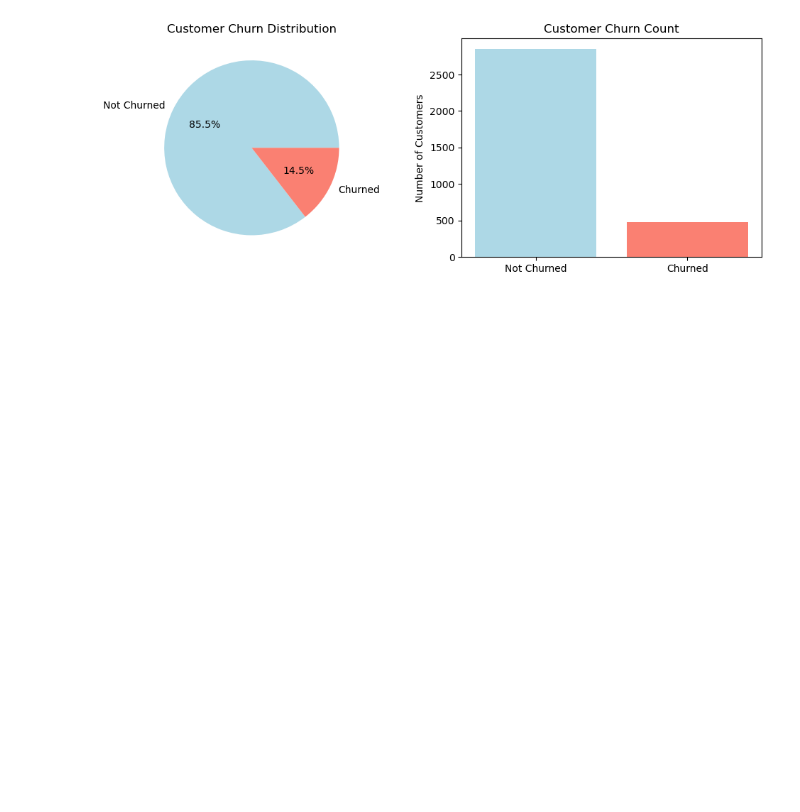
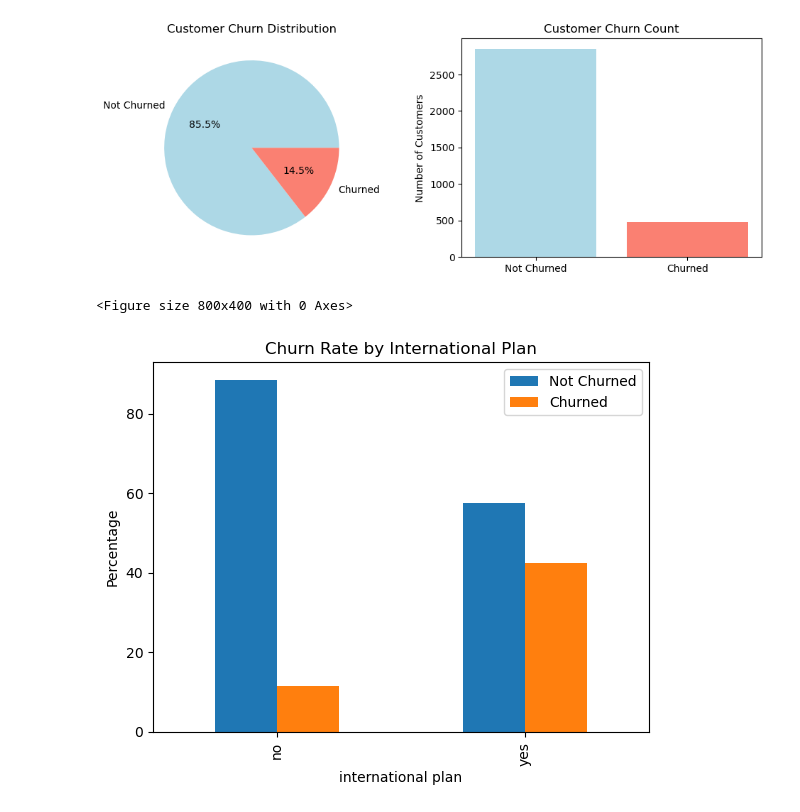
Before and after one commit to wambomuchiri-cell/PHASE-3-PROJECT, a Jupyter notebook: Untitled-1.ipynb, the cells around one changed output. Saved outputs shown, nothing was run; the diff lists cells and outputs as text; code cells hidden in the pictures; blank space fills up the shorter version.

```diff
--- a/Untitled-1.ipynb
+++ b/Untitled-1.ipynb
@@ -179,3 +179,16 @@ plt.ylabel('Number of Customers')
 plt.show()
 # %% [output]
 [figure]
+# %%
+# Visual 2: Churn by international plan
+if 'international plan' in df_clean.columns:
+    plt.figure(figsize=(8, 4))
+    churn_by_plan = pd.crosstab(df_clean['international plan'], df_clean['churn'], normalize='index') * 100
+    churn_by_plan.plot(kind='bar')
+    plt.title('Churn Rate by International Plan')
+    plt.ylabel('Percentage')
+    plt.legend(['Not Churned', 'Churned'])
+    plt.show()
+# %% [output]
+<Figure size 800x400 with 0 Axes>
+[figure, added]
```
